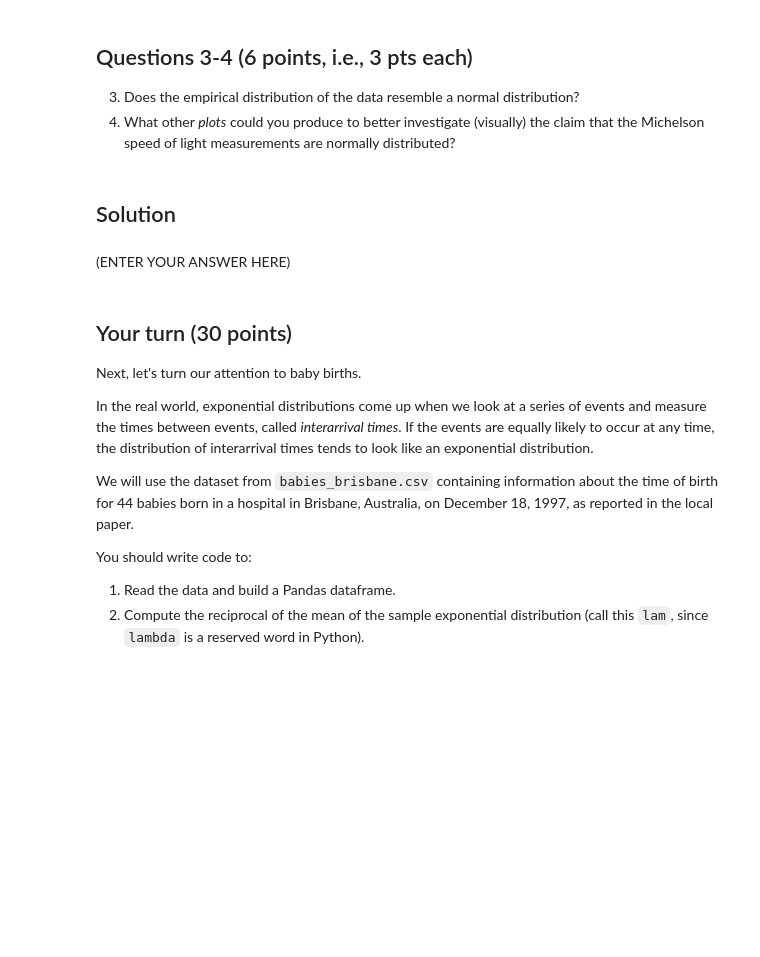
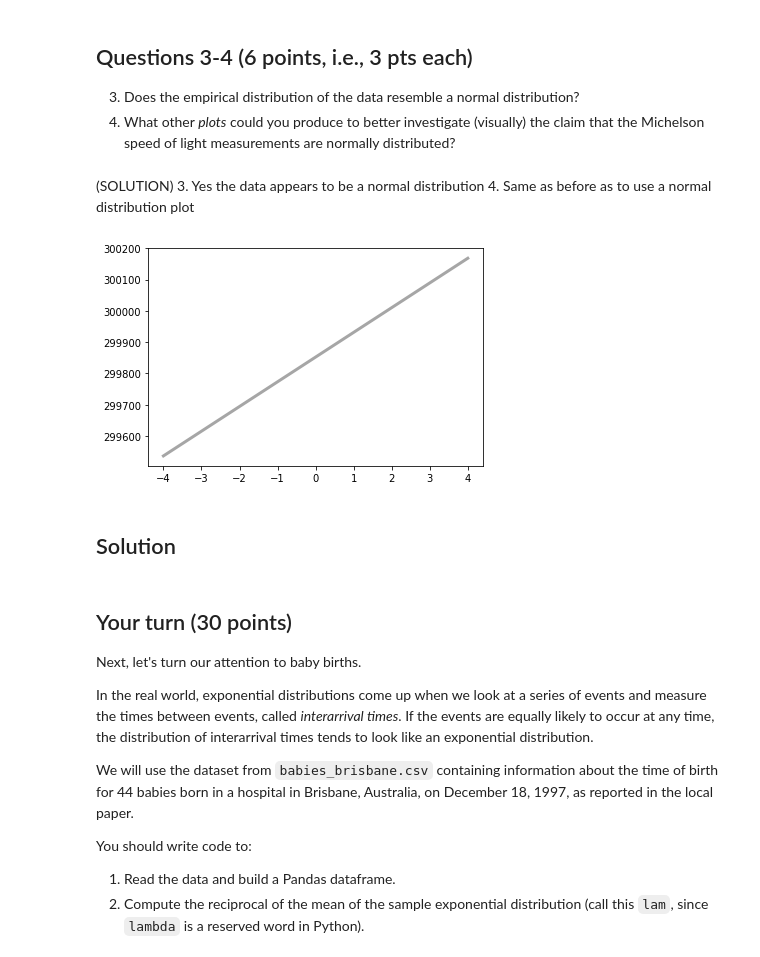
Before and after one commit to AdamCorbinFAUPhD/CAP5768-Intro-to-Data-Science, a Jupyter notebook: assignment_4/CAP5768_Assignment4_Corbin.ipynb, the cells around one changed output. Cells and saved outputs as stored; diff of their text form; code cells hidden in the pictures; blank space fills up the shorter version.

```diff
--- a/assignment_4/CAP5768_Assignment4_Corbin.ipynb
+++ b/assignment_4/CAP5768_Assignment4_Corbin.ipynb
@@ -244,10 +259,17 @@ plt.show()
 
 3. Does the empirical distribution of the data resemble a normal distribution?
 4. What other *plots* could you produce to better investigate (visually) the claim that the Michelson speed of light measurements are normally distributed?
+# %% [markdown]
+(SOLUTION)
+3. Yes the data appears to be a normal distribution
+4. Same as before as to use a normal distribution plot
+# %%
+# This was an attempt to plot the normal distribution plot
+MakeNormalPlot(volecity_of_light_in_air)
+# %% [output]
+[figure, added]
 # %% [markdown]
 ## Solution
-# %% [markdown]
-(ENTER YOUR ANSWER HERE)
 # %% [markdown]
 ## Your turn (30 points)
 
```
Also changed, not shown: parts of 22 cells of this notebook, 2 other files.
